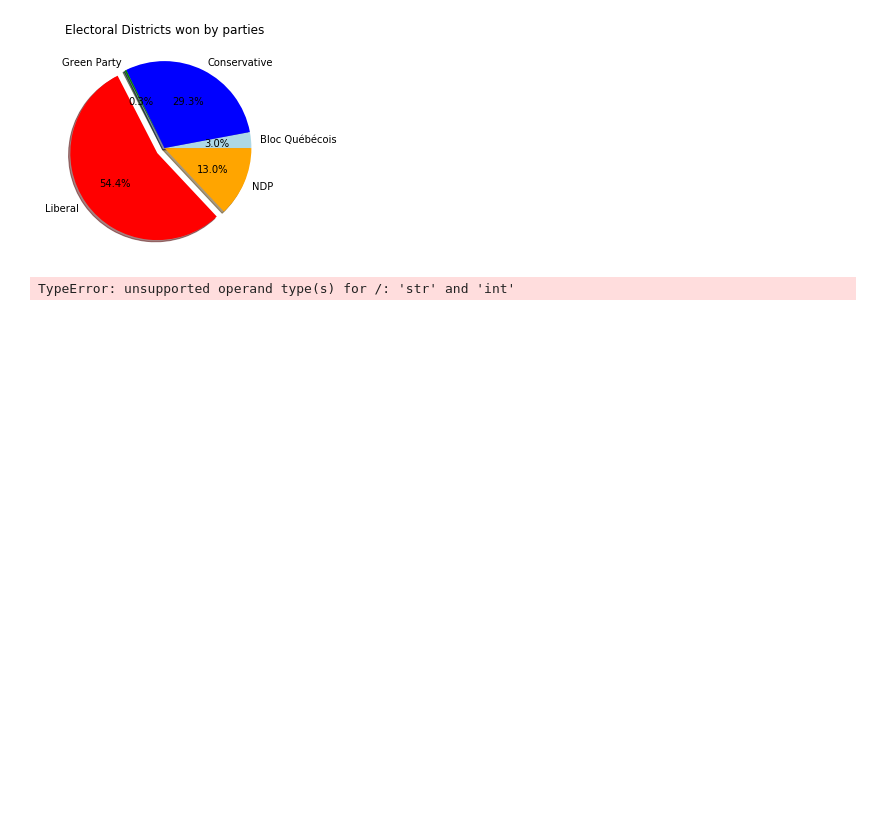
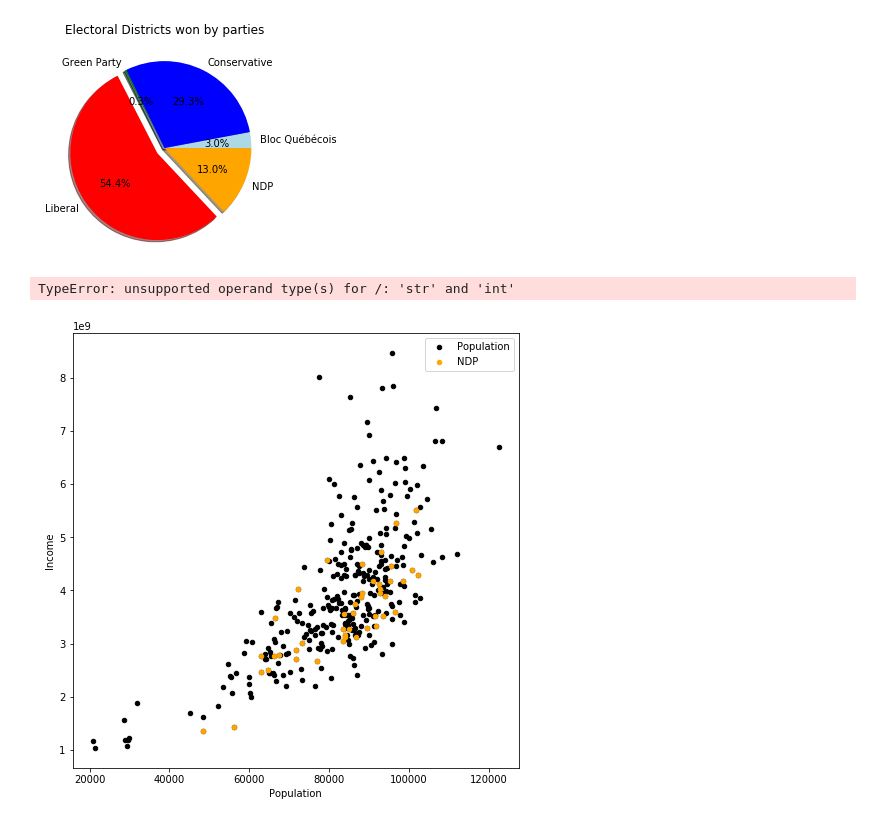
Before and after one commit to bsmirnov12/ABDS-Project-1, a Jupyter notebook: plots.ipynb, the cells around one changed output. Drawn from its saved outputs; the diff is of its cells as text; code cells hidden in the pictures; blank space fills up the shorter version.

Commit message:
plot commit
updated plots

```diff
--- a/plots.ipynb
+++ b/plots.ipynb
@@ -126,3 +133,22 @@ degree_party=pd.DataFrame({'No Certificate':no_certificate,
 degree_party
 # %% [output]
 TypeError: unsupported operand type(s) for /: 'str' and 'int'
+# %%
+NDP_df =gender_votes_df.loc[gender_votes_df["Party Won"] == "NDP", :]
+liberal_df=gender_votes_df.loc[gender_votes_df["Party Won"] == "Liberal", :]
+green_df=gender_votes_df.loc[gender_votes_df["Party Won"] == "Green Party", :]
+conservative_df=gender_votes_df.loc[gender_votes_df["Party Won"] == "Conservative", :]
+bloc_df=gender_votes_df.loc[gender_votes_df["Party Won"] == "Bloc Québécois", :]
+# %%
+ax=gender_votes_df.plot(kind='scatter', x='total population', y='total income', label='Population', color='black', grid=True, figsize=(8,8),
+              title=f'')
+
+NDP_df.plot(kind='scatter', x='total population', y='total income',
+        color='Orange', label='NDP', ax=ax)
+
+
+plt.xlabel("Population")
+plt.ylabel("Income")
+plt.show()
+# %% [output]
+[figure, added]
```
Also changed, not shown: parts of 6 cells of this notebook, 1 other file.
